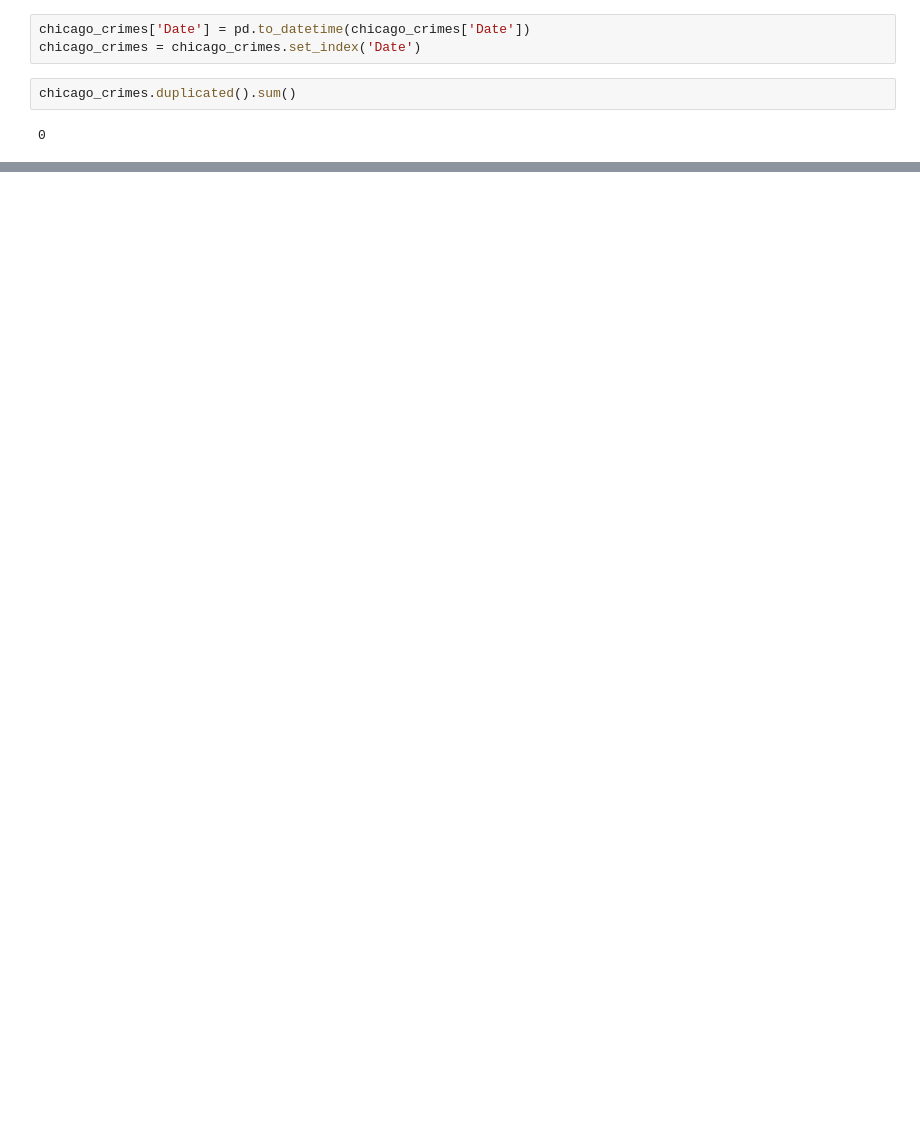
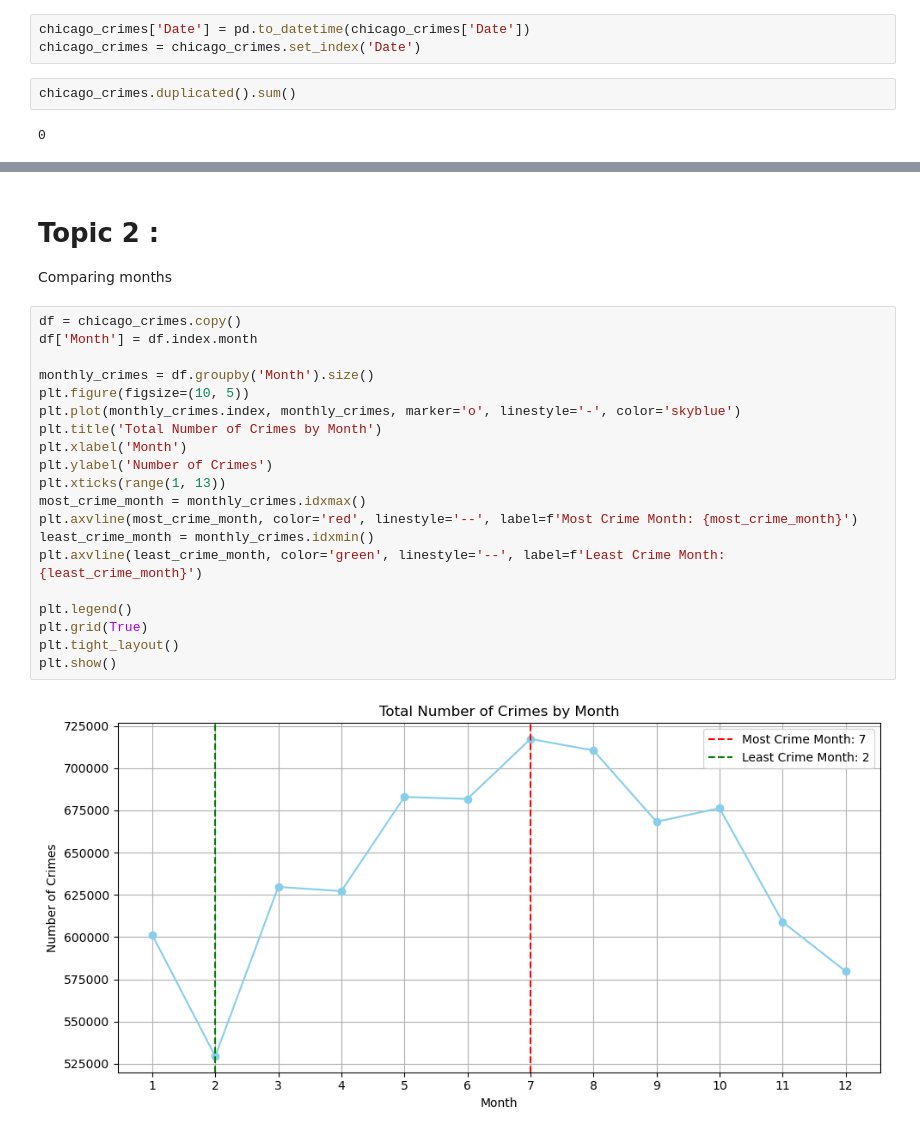
Before and after one commit to medayoubaziz1993/Chicago-Crime-Data, a Jupyter notebook: Part1.ipynb, the cells around one changed output, grey strips where cells are left out. Drawn from its saved outputs; the diff is of its cells as text; blank space fills up the shorter version.

```diff
--- a/Part1.ipynb
+++ b/Part1.ipynb
@@ -171,0 +188,25 @@ Comparing Police Districts
+# %% [markdown]
+# Topic 2 :
+Comparing months
+# %%
+df = chicago_crimes.copy()
+df['Month'] = df.index.month
+
+monthly_crimes = df.groupby('Month').size()
+plt.figure(figsize=(10, 5))
+plt.plot(monthly_crimes.index, monthly_crimes, marker='o', linestyle='-', color='skyblue')
+plt.title('Total Number of Crimes by Month')
+plt.xlabel('Month')
+plt.ylabel('Number of Crimes')
+plt.xticks(range(1, 13))
+most_crime_month = monthly_crimes.idxmax()
+plt.axvline(most_crime_month, color='red', linestyle='--', label=f'Most Crime Month: {most_crime_month}')
+least_crime_month = monthly_crimes.idxmin()
+plt.axvline(least_crime_month, color='green', linestyle='--', label=f'Least Crime Month: {least_crime_month}')
+
+plt.legend()
+plt.grid(True)
+plt.tight_layout()
+plt.show()
+# %% [output]
+[figure, added]
```
Also changed, not shown: parts of 9 cells of this notebook.
